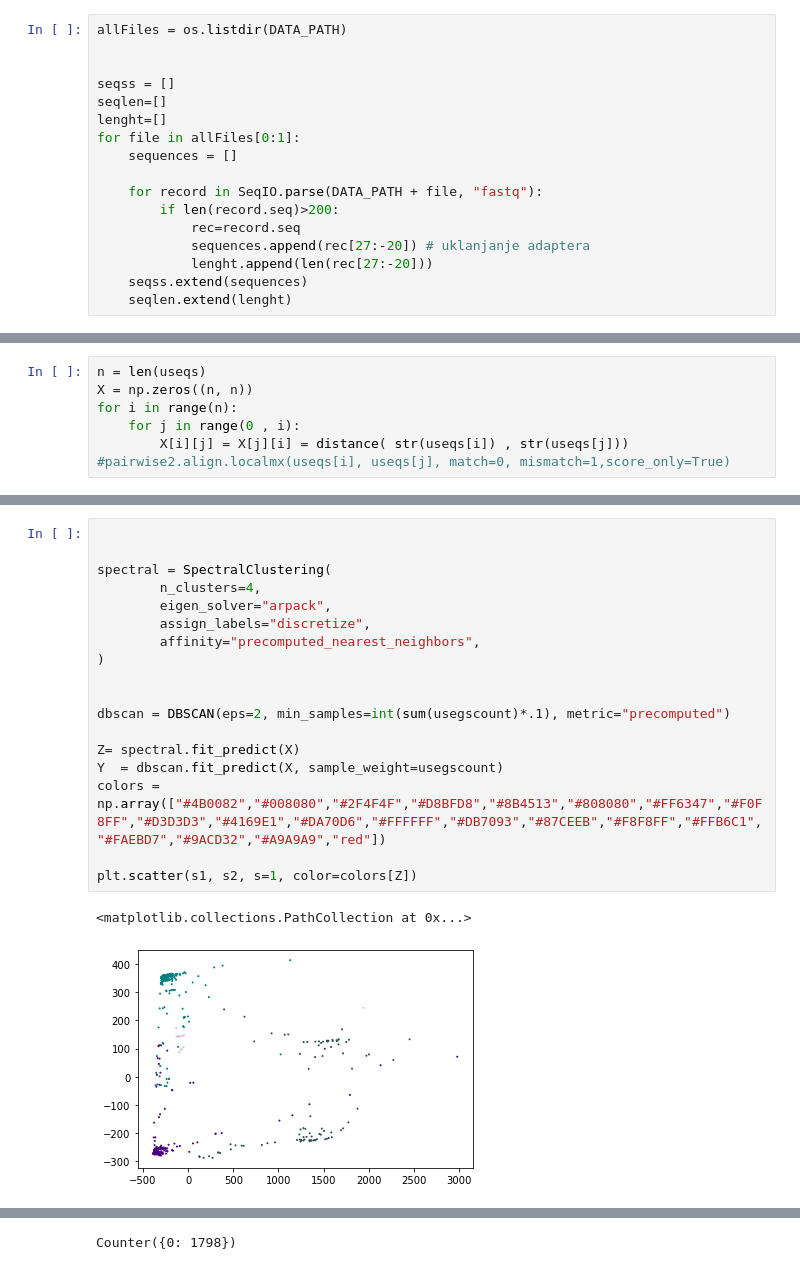
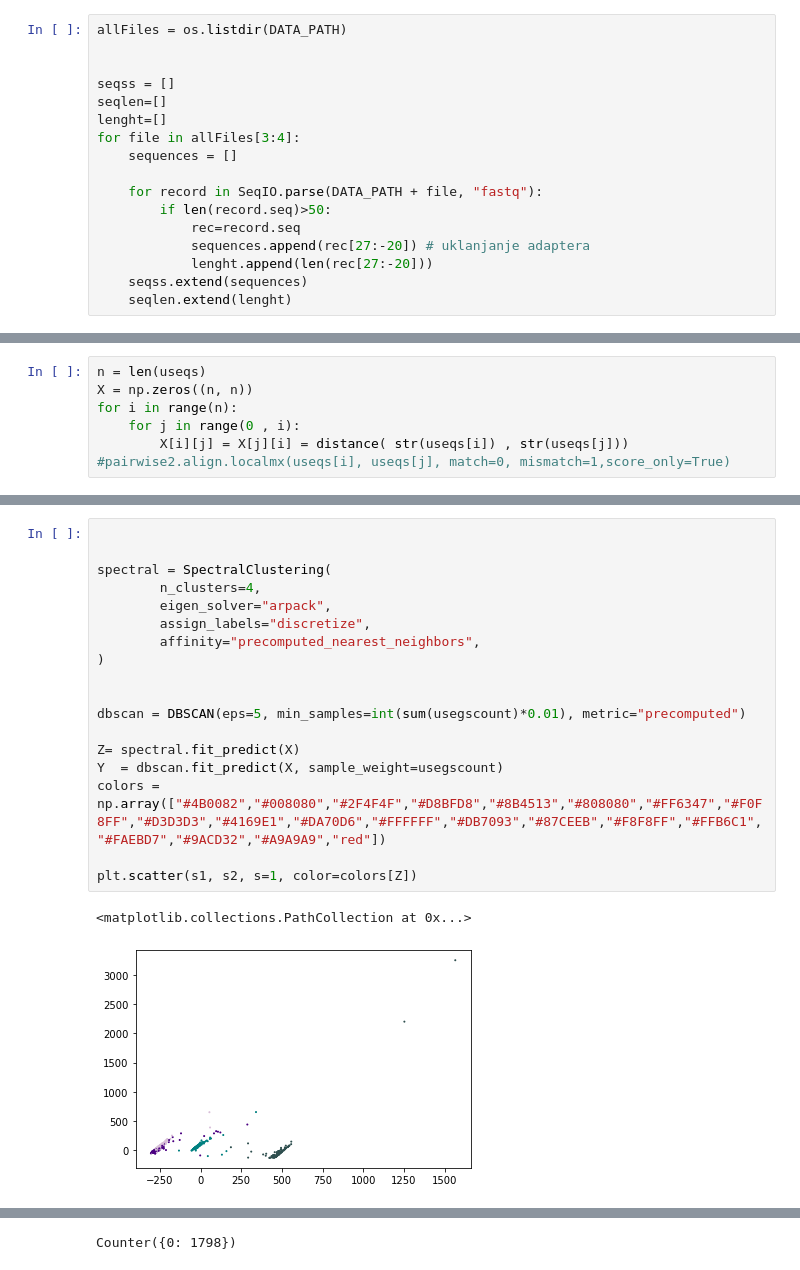
Before and after one commit to JosipZrilic/Bio-projekt--Spectral-clustering, a Jupyter notebook: load_data.ipynb, the cells around one changed output, grey strips where cells are left out. Saved outputs shown, nothing was run; the diff lists cells and outputs as text.

```diff
--- a/load_data.ipynb
+++ b/load_data.ipynb
@@ -72,11 +72,11 @@ allFiles = os.listdir(DATA_PATH)
 seqss = []
 seqlen=[]
 lenght=[]
-for file in allFiles[0:1]:
+for file in allFiles[3:4]:
     sequences = []
 
     for record in SeqIO.parse(DATA_PATH + file, "fastq"):
-        if len(record.seq)>200:
+        if len(record.seq)>50:
             rec=record.seq
             sequences.append(rec[27:-20]) # uklanjanje adaptera
             lenght.append(len(rec[27:-20]))
@@ -133,24 +133,24 @@ print(S)
 # %%
 
 
 spectral = SpectralClustering(
         n_clusters=4,
         eigen_solver="arpack",
         assign_labels="discretize",
         affinity="precomputed_nearest_neighbors",
 )
 
 
-dbscan = DBSCAN(eps=2, min_samples=int(sum(usegscount)*.1), metric="precomputed")
+dbscan = DBSCAN(eps=5, min_samples=int(sum(usegscount)*0.01), metric="precomputed")
 
 Z= spectral.fit_predict(X)
 Y  = dbscan.fit_predict(X, sample_weight=usegscount)
 colors = np.array(["#4B0082","#008080","#2F4F4F","#D8BFD8","#8B4513","#808080","#FF6347","#F0F8FF","#D3D3D3","#4169E1","#DA70D6","#FFFFFF","#DB7093","#87CEEB","#F8F8FF","#FFB6C1","#FAEBD7","#9ACD32","#A9A9A9","red"])
 
 plt.scatter(s1, s2, s=1, color=colors[Z])
 # %% [output]
 <matplotlib.collections.PathCollection at 0x...>
-[figure, old version]
+[figure, new version]
 # %%
 plt.scatter(s1, s2, s=1, color=colors[Y])
 # %% [output]
```
Also changed, not shown: parts of 5 cells of this notebook.
